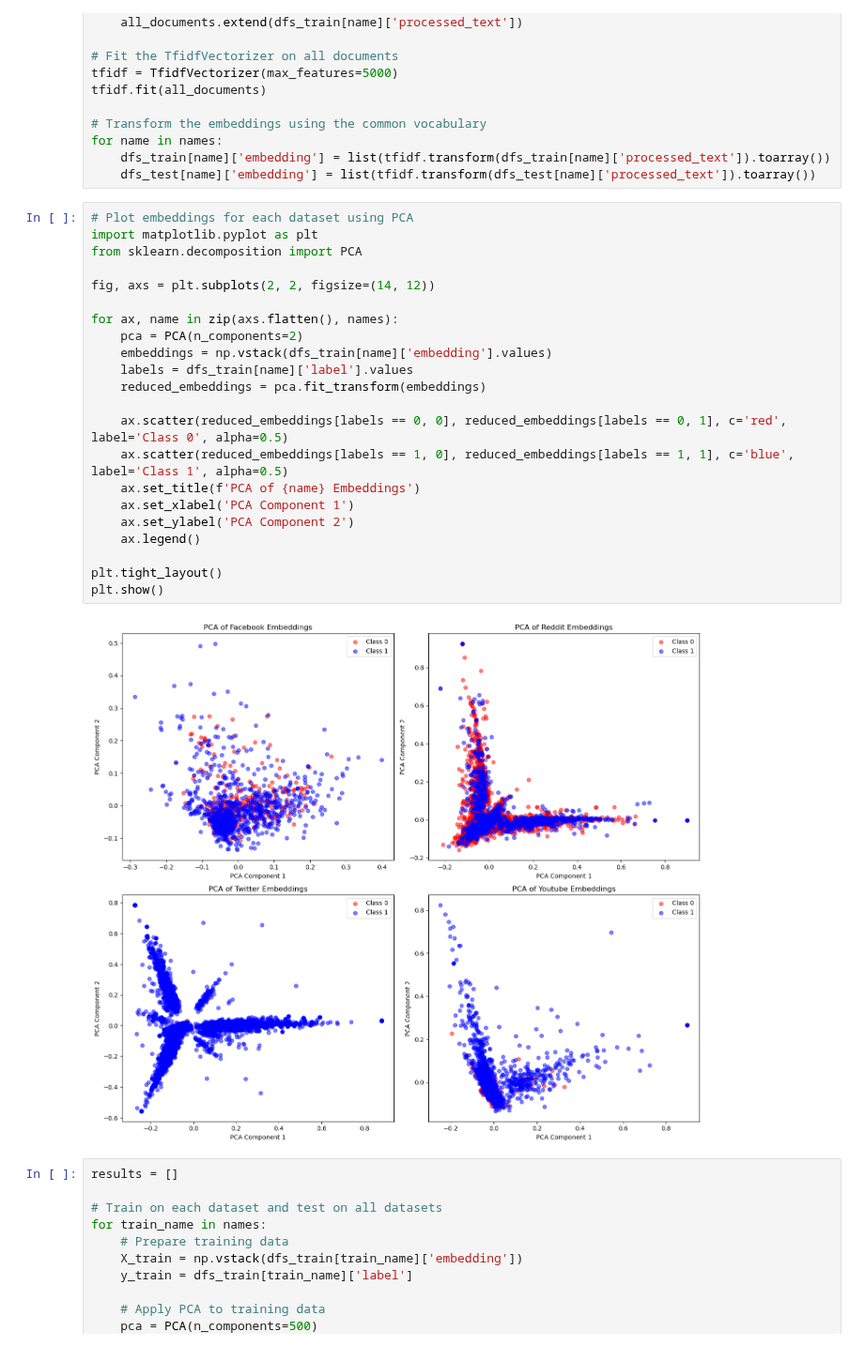
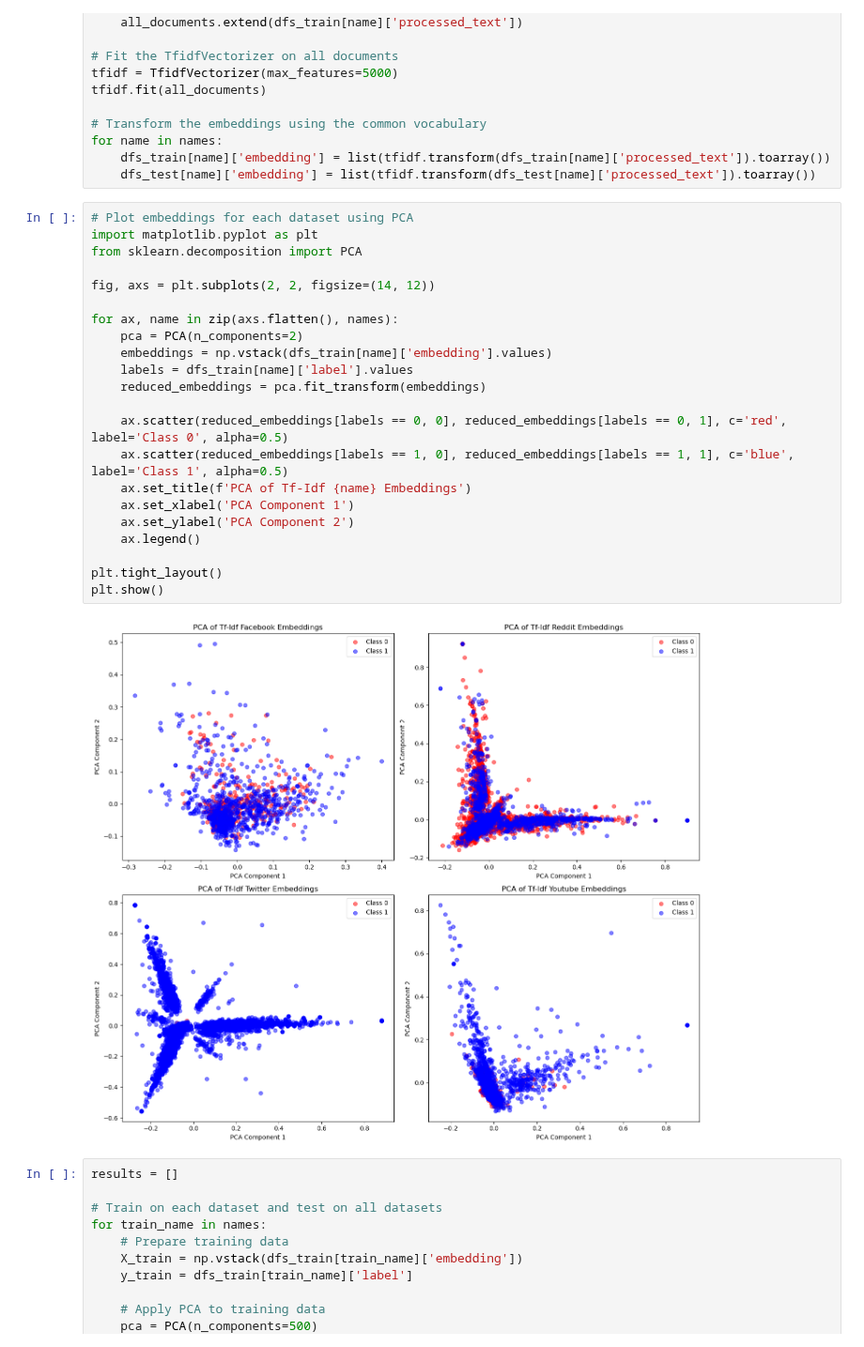
Before and after one commit to LeTartap/hate-speech-classification, a Jupyter notebook: ml/tf-idf.ipynb, the cells around one changed output. Shown at 94% size. Drawn from its saved outputs; the diff is of its cells as text.

```diff
--- a/ml/tf-idf.ipynb
+++ b/ml/tf-idf.ipynb
@@ -68,27 +68,27 @@ for name in names:
 # %%
 # Plot embeddings for each dataset using PCA
 import matplotlib.pyplot as plt
 from sklearn.decomposition import PCA
 
 fig, axs = plt.subplots(2, 2, figsize=(14, 12))
 
 for ax, name in zip(axs.flatten(), names):
     pca = PCA(n_components=2)
     embeddings = np.vstack(dfs_train[name]['embedding'].values)
     labels = dfs_train[name]['label'].values
     reduced_embeddings = pca.fit_transform(embeddings)
 
     ax.scatter(reduced_embeddings[labels == 0, 0], reduced_embeddings[labels == 0, 1], c='red', label='Class 0', alpha=0.5)
     ax.scatter(reduced_embeddings[labels == 1, 0], reduced_embeddings[labels == 1, 1], c='blue', label='Class 1', alpha=0.5)
-    ax.set_title(f'PCA of {name} Embeddings')
+    ax.set_title(f'PCA of Tf-Idf {name} Embeddings')
     ax.set_xlabel('PCA Component 1')
     ax.set_ylabel('PCA Component 2')
     ax.legend()
 
 plt.tight_layout()
 plt.show()
 # %% [output]
-[figure, old version]
+[figure, new version]
 # %%
 results = []
 
```
Also changed, not shown: 2 other files.
